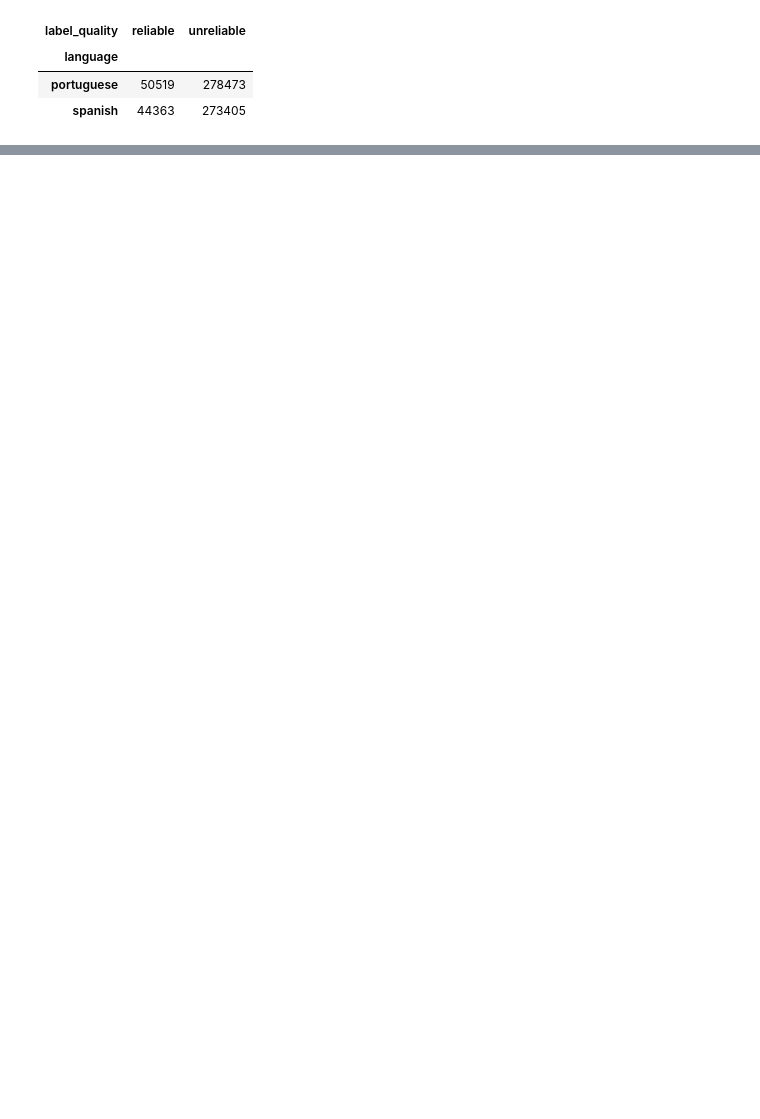
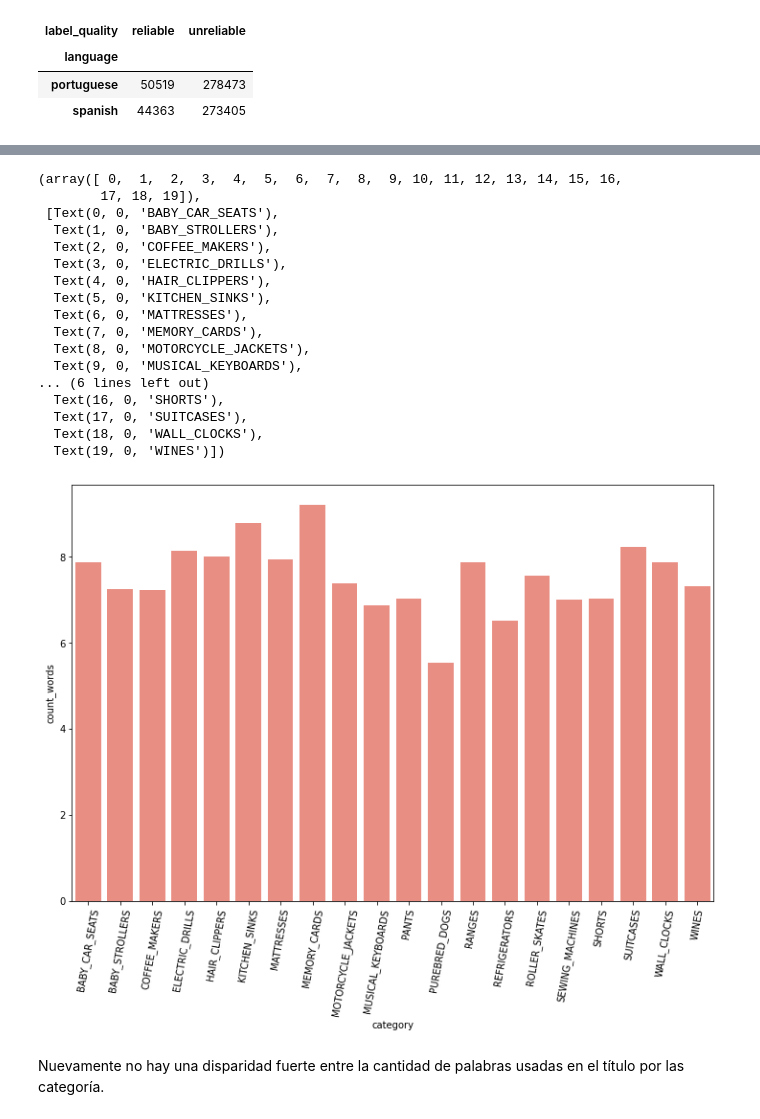
Before and after one commit to benjaminocampo/Mentoria, a Jupyter notebook: labs/01/exercises.ipynb, the cells around one changed output, grey strips where cells are left out. Drawn from its saved outputs; the diff is of its cells as text; code cells hidden in the pictures; blank space fills up the shorter version.

```diff
--- a/labs/01/exercises.ipynb
+++ b/labs/01/exercises.ipynb
@@ -577,0 +465,9 @@ df_stopword_vs_wordcount.nof_stopwords.mean() / df_stopword_vs_wordcount.word_co
+# %%
+df_analysis_of_words = df[title] \
+    .agg([
+        count_words,
+        count_stopwords,
+        count_digits,
+        count_special_chars
+    ]).join(df[[title, category]])
+df_analysis_of_words
@@ -577,0 +533,31 @@ df_stopword_vs_wordcount.nof_stopwords.mean() / df_stopword_vs_wordcount.word_co
+# %%
+fig = plt.figure(figsize=(12,8))
+seaborn.barplot(
+    data=df_analysis_of_words.groupby(category).mean().reset_index(),
+    x=category,
+    y="count_words",
+    color="salmon"
+)
+plt.xticks(rotation=80)
+# %% [output]
+(array([ 0,  1,  2,  3,  4,  5,  6,  7,  8,  9, 10, 11, 12, 13, 14, 15, 16,
+        17, 18, 19]),
+ [Text(0, 0, 'BABY_CAR_SEATS'),
+  Text(1, 0, 'BABY_STROLLERS'),
+  Text(2, 0, 'COFFEE_MAKERS'),
+  Text(3, 0, 'ELECTRIC_DRILLS'),
+  Text(4, 0, 'HAIR_CLIPPERS'),
+  Text(5, 0, 'KITCHEN_SINKS'),
+  Text(6, 0, 'MATTRESSES'),
+  Text(7, 0, 'MEMORY_CARDS'),
+  Text(8, 0, 'MOTORCYCLE_JACKETS'),
+  Text(9, 0, 'MUSICAL_KEYBOARDS'),
+... (6 lines left out)
+  Text(16, 0, 'SHORTS'),
+  Text(17, 0, 'SUITCASES'),
+  Text(18, 0, 'WALL_CLOCKS'),
+  Text(19, 0, 'WINES')])
+[figure, added]
+# %% [markdown]
+ Nuevamente no hay una disparidad fuerte entre la cantidad de palabras usadas
+ en el título por las categoría.
```
Also changed, not shown: parts of 103 cells of this notebook, 1 other file.
